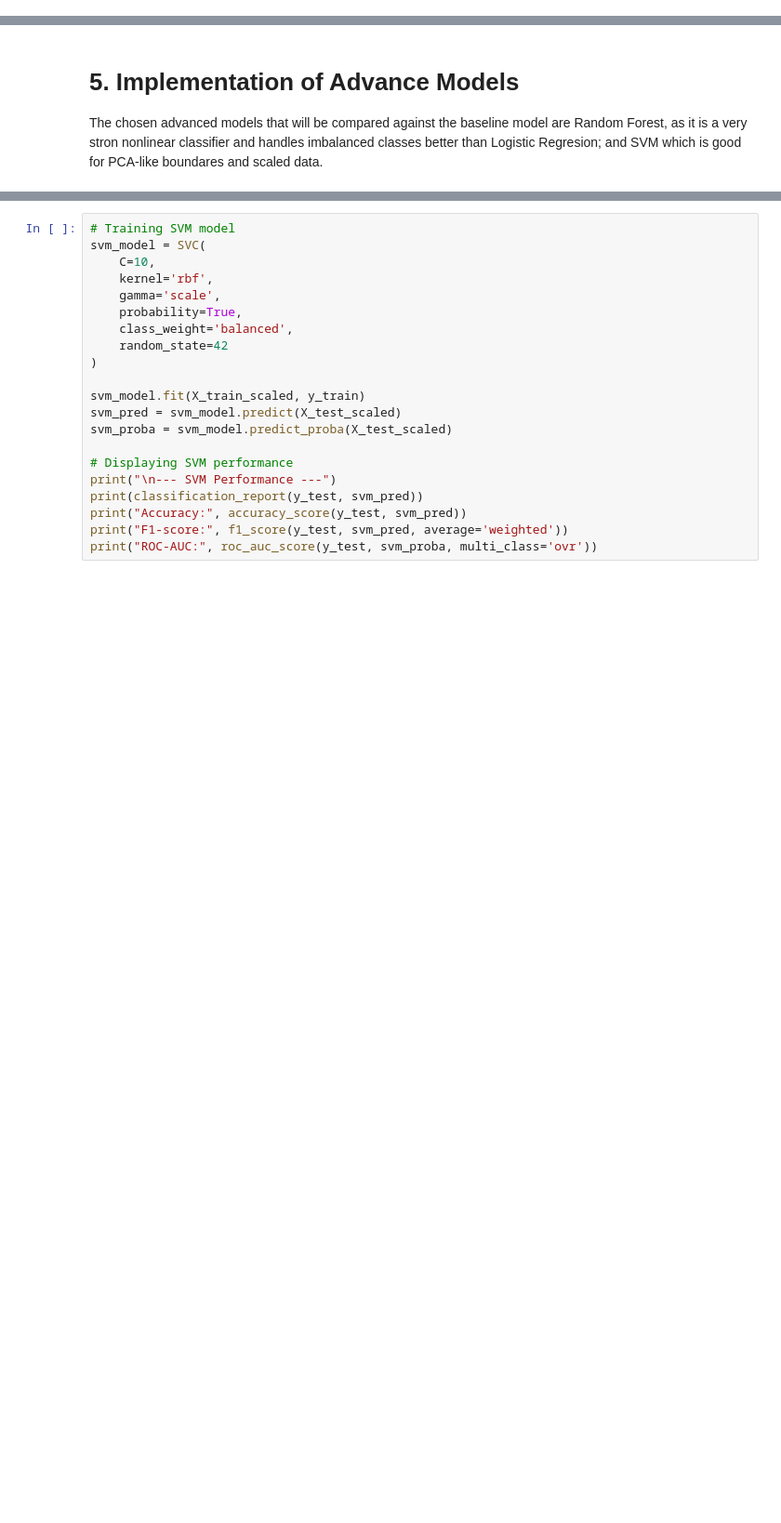
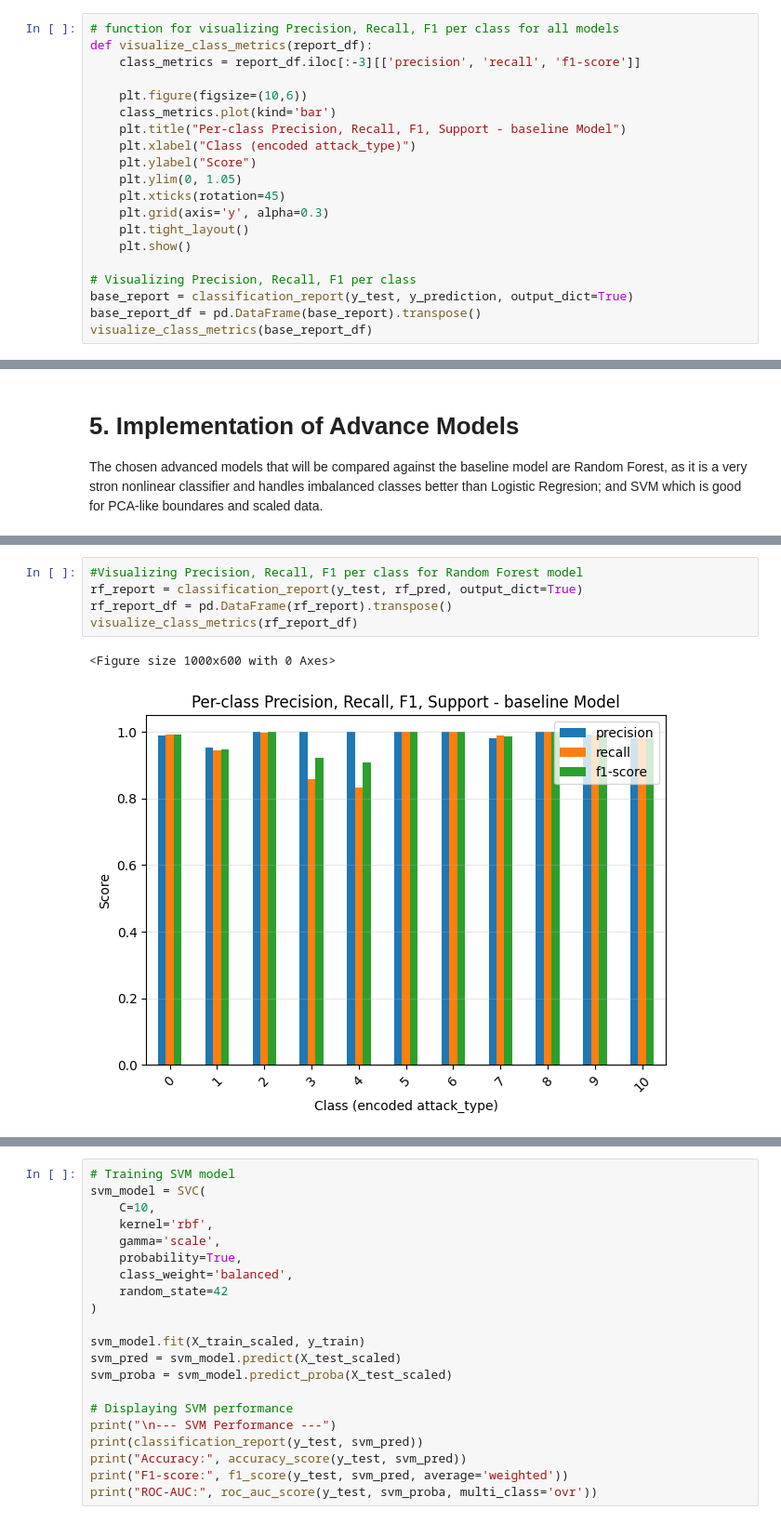
Before and after one commit to Andriguez/Machine-Learning-Project, a Jupyter notebook: notebook/project-notebook_v2.ipynb, the cells around one changed output, grey strips where cells are left out. Shown at 93% size. Cells and saved outputs as stored; diff of their text form; blank space fills up the shorter version.

```diff
--- a/notebook/project-notebook_v2.ipynb
+++ b/notebook/project-notebook_v2.ipynb
@@ -316,0 +305,20 @@ plt.show()
+# %%
+# function for visualizing Precision, Recall, F1 per class for all models
+def visualize_class_metrics(report_df):
+    class_metrics = report_df.iloc[:-3][['precision', 'recall', 'f1-score']]
+
+    plt.figure(figsize=(10,6))
+    class_metrics.plot(kind='bar')
+    plt.title("Per-class Precision, Recall, F1, Support - baseline Model")
+    plt.xlabel("Class (encoded attack_type)")
+    plt.ylabel("Score")
+    plt.ylim(0, 1.05)
+    plt.xticks(rotation=45)
+    plt.grid(axis='y', alpha=0.3)
+    plt.tight_layout()
+    plt.show()
+
+# Visualizing Precision, Recall, F1 per class
+base_report = classification_report(y_test, y_prediction, output_dict=True)
+base_report_df = pd.DataFrame(base_report).transpose()
+visualize_class_metrics(base_report_df)
@@ -465,3 +463,11 @@ print("ROC-AUC:", roc_auc_score(y_test, rf_proba, multi_class='ovr'))
 Accuracy: 0.9926212227687983
 F1-score: 0.992607197911007
 ROC-AUC: 0.9921593928217991
+# %%
+#Visualizing Precision, Recall, F1 per class for Random Forest model
+rf_report = classification_report(y_test, rf_pred, output_dict=True)
+rf_report_df = pd.DataFrame(rf_report).transpose()
+visualize_class_metrics(rf_report_df)
+# %% [output]
+<Figure size 1000x600 with 0 Axes>
+[figure, added]
```
Also changed, not shown: parts of 22 cells of this notebook, 11 other files.
